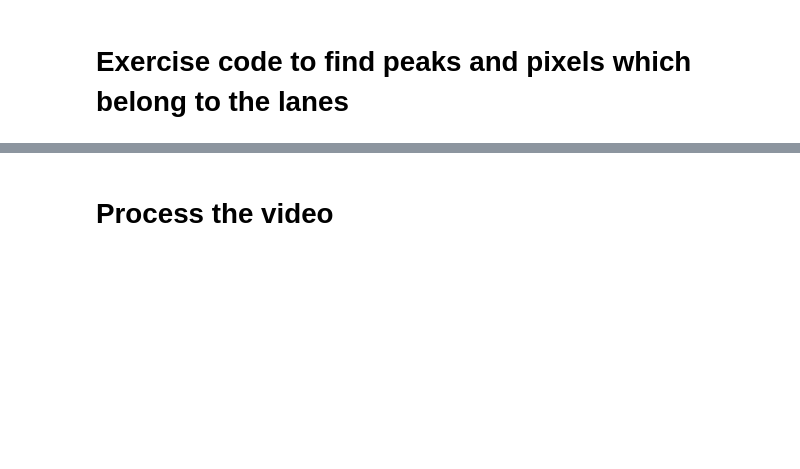
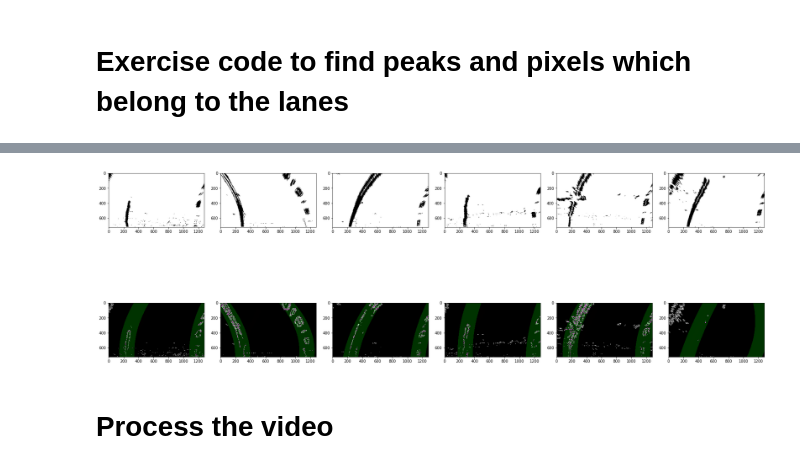
Before and after one commit to RomansWorks/CarND-Advanced-Lane-Lines, a Jupyter notebook: P4 - Solution.ipynb, the cells around one changed output, grey strips where cells are left out. Saved outputs shown, nothing was run; the diff lists cells and outputs as text; code cells hidden in the pictures; blank space fills up the shorter version.

```diff
--- a/P4 - Solution.ipynb
+++ b/P4 - Solution.ipynb
@@ -476,2 +424,94 @@ NameError: name 'left_line_pts' is not defined
+# %%
+
+# def calculate_curvature(left_line_pts, right_line_pts, left_fit, right_fit):
+def calculate_curvature(left_fit,
+                        right_fit,
+                        leftx,
+                        lefty,
+                        rightx,
+                        righty):
+
+
+
+    # Define y-value where we want radius of curvature
+    # I'll choose the maximum y-value, corresponding to the bottom of the image
+#     y_eval = np.max(ploty)
+    y_eval = VIDEO_HEIGHT
+    left_curverad = ((1 + (2*left_fit[0]*y_eval + left_fit[1])**2)**1.5) / np.absolute(2*left_fit[0])
+    right_curverad = ((1 + (2*right_fit[0]*y_eval + right_fit[1])**2)**1.5) / np.absolute(2*right_fit[0])
+#     print("Pixel redius left: {} right: {} - distance: {}".format(
+#         left_curverad,
+#         right_curverad,
+#         abs(left_curverad - right_curverad)))
+
+    # Example values: 1926.74 1908.48
+
+    # TODO: ploty can be: ploty = np.linspace(0, binary_warped.shape[0]-1, binary_warped.shape[0] )
+
+
+    # Define conversions in x and y from pixels space to meters
+    ym_per_pix = 30/720 # meters per pixel in y dimension
+    xm_per_pix = 3.7/700 # meters per pixel in x dimension
+
+    # Fit new polynomials to x,y in world space
+    left_fit_cr = np.polyfit(lefty*ym_per_pix, leftx*xm_per_pix, 2)
+    right_fit_cr = np.polyfit(righty*ym_per_pix, rightx*xm_per_pix, 2)
+    # Calculate the new radii of curvature
+    left_curverad = ((1 + (2*left_fit_cr[0]*y_eval*ym_per_pix + left_fit_cr[1])**2)**1.5) / np.absolute(2*left_fit_cr[0])
+    right_curverad = ((1 + (2*right_fit_cr[0]*y_eval*ym_per_pix + right_fit_cr[1])**2)**1.5) / np.absolute(2*right_fit_cr[0])
+
+    return (left_curverad, right_curverad)
+#     # Now our radius of curvature is in meters
+#     print("World redius left: {} right: {} - distance: {}".format(
+#         left_curverad,
+#         right_curverad,
+#         abs(left_curverad - right_curverad)))
+
+#     print("======================================================")
+    # Example values: 632.1 m    626.2 m
+
+def visualize_curvature_measurements():
+    # Show on test images
+    f, axes = plt.subplots(2, 6, figsize=(24, 9))
+    f.tight_layout()
+    test_fnames = glob('test_images/test*.jpg')
+    for idx, fname in enumerate(test_fnames[0:6]):
+        test_img = plt.imread(fname)
+        test_img = undistort(test_img)
+        (combined, _, _, _, _) = combine_thresholds(test_img)
+        combined_from_top = perspectiveToTop(combined)
+
+        # Create an output image (color) to draw on and visualize the result
+        out_img = np.dstack((combined_from_top, combined_from_top, combined_from_top))*255
+
+        (leftx_base, rightx_base) = find_starting_position_unhinted(combined_from_top)
+        (left_lane_inds, right_lane_inds, nonzerox, nonzeroy) = search_lane_pixels(combined_from_top, leftx_base, rightx_base, out_img)
+        (left_fit, right_fit) = fit_polynomial(left_lane_inds, right_lane_inds, nonzerox, nonzeroy)
+
+        left_x = nonzerox[left_lane_inds]
+        left_y = nonzeroy[left_lane_inds]
+
+        right_x = nonzerox[right_lane_inds]
+        right_y = nonzeroy[right_lane_inds]
+
+        (left_curverad, right_curverad) = calculate_curvature(left_fit,
+                            right_fit,
+                            left_x,
+                            left_y,
+                            right_x,
+                            right_y)
+
+
+        out_img = plot_with_polynomial(combined_from_top, left_fit, right_fit, out_img)
+
+        axes[0, idx].imshow(combined_from_top, cmap='Greys')
+        axes[1, idx].imshow(out_img)
+
+
+    plt.subplots_adjust(left=0., right=1, top=1.0, bottom=0.)
+
+visualize_curvature_measurements()
+# %% [output]
+[figure, added]
 # %% [markdown]
 # Process the video
```
Also changed, not shown: parts of 11 cells of this notebook.
